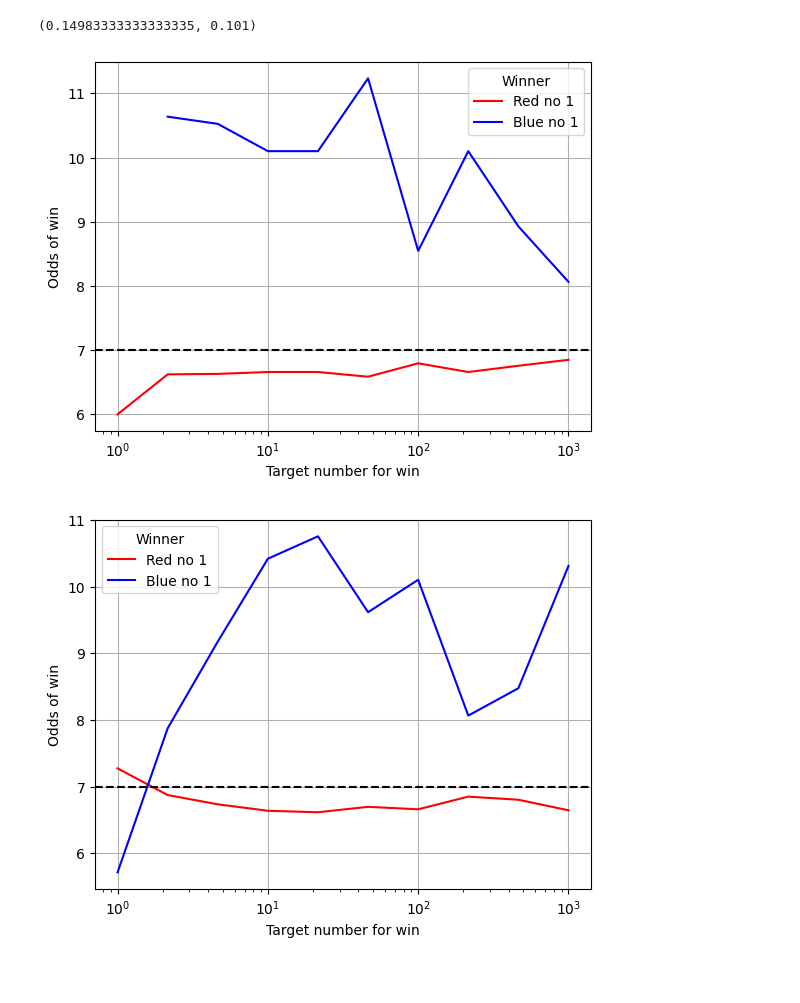
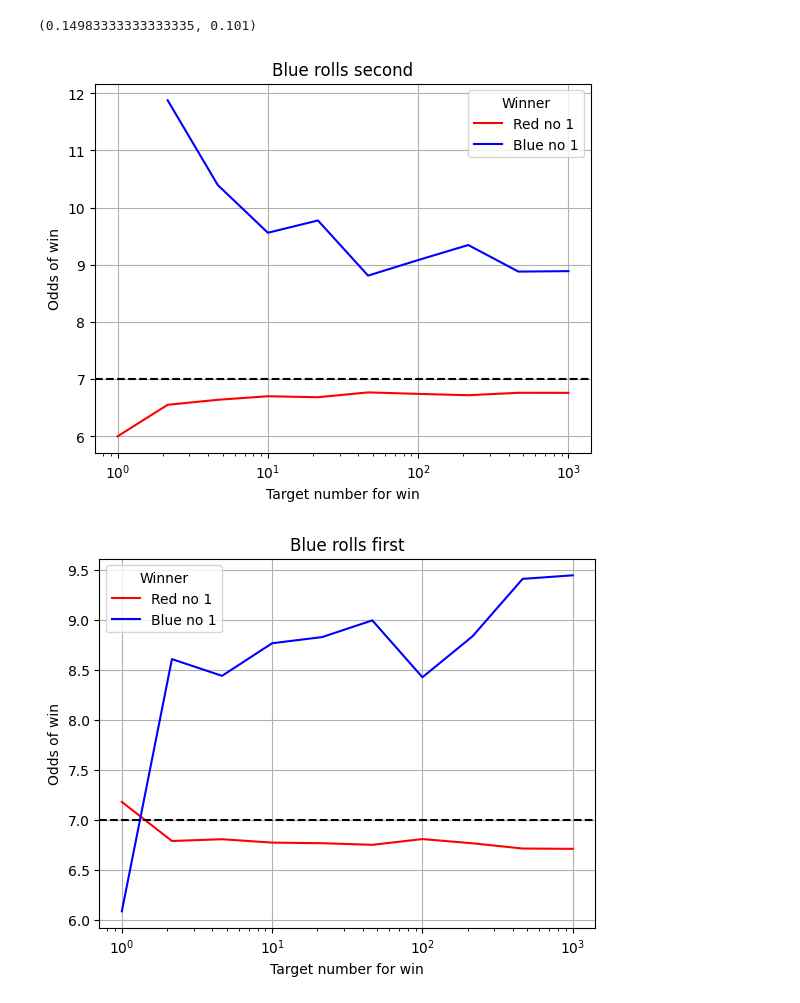
Before and after one commit to charlesbaynham/notebooks, a Jupyter notebook: 20240609 The dice game.ipynb, the cells around one changed output. Cells and saved outputs as stored; diff of their text form; code cells hidden in the pictures; blank space fills up the shorter version.

```diff
--- a/20240609 The dice game.ipynb
+++ b/20240609 The dice game.ipynb
@@ -169,22 +169,25 @@ simulate_and_summarise(10, 1000)
 (0.14983333333333335, 0.101)
 # %%
 target = np.logspace(0, 3, 10)
-results_raw = [run_many(t, 1000) for t in target]
+N_SIMS = 10000
+# %%
+results_raw = [run_many(t, N_SIMS) for t in target]
 # %%
 results = [summarize(*r) for r in results_raw]
 
 prob_red, prob_blue = zip(*results)
 prob_red = np.array(prob_red)
 prob_blue = np.array(prob_blue)
 
 plt.semilogx(target, 1/prob_red, 'r')
 plt.semilogx(target, 1/prob_blue, 'b')
 plt.axhline(7, linestyle='--', color='black')
 
 plt.legend(["Red no 1", "Blue no 1"], title="Winner")
 plt.xlabel("Target number for win")
 plt.ylabel("Odds of win")
+plt.title("Blue rolls second")
 plt.grid(True)
 # %% [output]
-[figure, old version]
+[figure, new version]
 # %%
@@ -203,6 +206,7 @@ plt.axhline(7, linestyle='--', color='black')
 plt.legend(["Red no 1", "Blue no 1"], title="Winner")
 plt.xlabel("Target number for win")
 plt.ylabel("Odds of win")
+plt.title("Blue rolls first")
 plt.grid(True)
 # %% [output]
-[figure, old version]
+[figure, new version]
```
Also changed, not shown: parts of 6 cells of this notebook.
